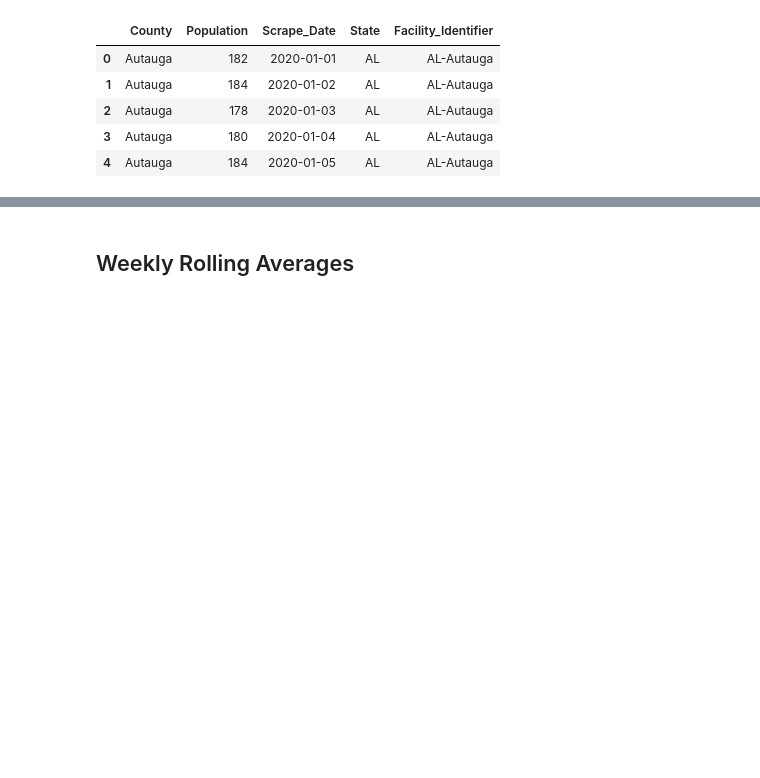
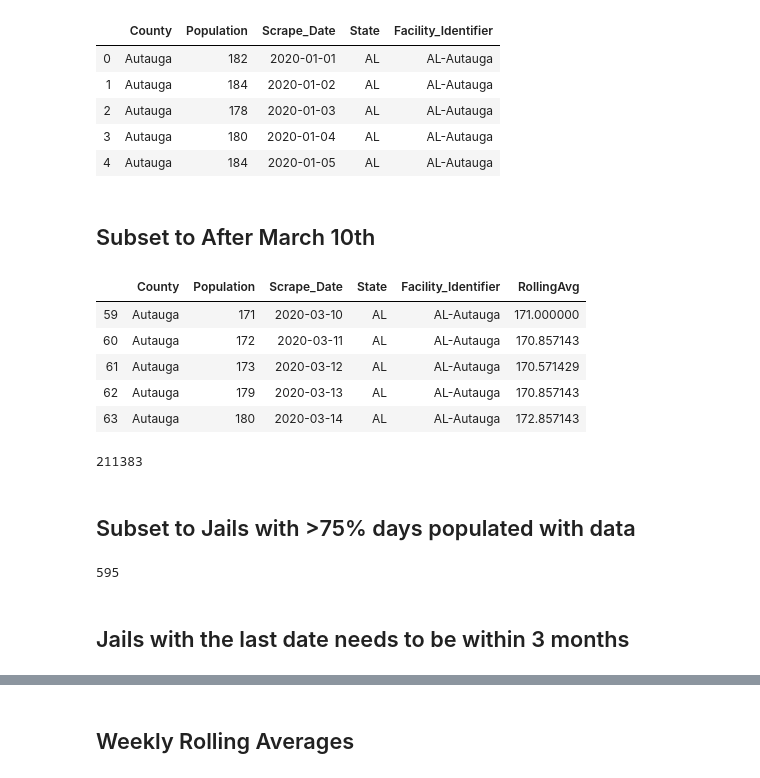
Before and after one commit to Matthew-Mitchell/PPI_COVID_Data_Rollups, a Jupyter notebook: COVID_Prison_Transformations.ipynb, the cells around one changed output, grey strips where cells are left out. Cells and saved outputs as stored; diff of their text form; code cells hidden in the pictures; blank space fills up the shorter version.

```diff
--- a/COVID_Prison_Transformations.ipynb
+++ b/COVID_Prison_Transformations.ipynb
@@ -43,3 +43,22 @@ df.head()
 | 2 | Autauga | 178 | 2020-01-03 | AL | AL-Autauga |
 | 3 | Autauga | 180 | 2020-01-04 | AL | AL-Autauga |
 | 4 | Autauga | 184 | 2020-01-05 | AL | AL-Autauga |
+# %% [markdown]
+## Subset to After March 10th
+# %%
+df['Scrape_Date'] = pd.to_datetime(df['Scrape_Date'])
+df = df[df['Scrape_Date'] >= pd.to_datetime("03-10-2020")]
+df.head()
+# %% [output]
+|  | County | Population | Scrape_Date | State | Facility_Identifier | RollingAvg |
+| 59 | Autauga | 171 | 2020-03-10 | AL | AL-Autauga | 171.000000 |
+| 60 | Autauga | 172 | 2020-03-11 | AL | AL-Autauga | 170.857143 |
+| 61 | Autauga | 173 | 2020-03-12 | AL | AL-Autauga | 170.571429 |
+| 62 | Autauga | 179 | 2020-03-13 | AL | AL-Autauga | 170.857143 |
+| 63 | Autauga | 180 | 2020-03-14 | AL | AL-Autauga | 172.857143 |
+# %%
+print(len(df))
+# %% [output]
+211383
+# %% [markdown]
+## Subset to Jails with >75% days populated with data
@@ -45,0 +74,6 @@ df.head()
+# %%
+df['Facility_Identifier'].nunique()
+# %% [output]
+595
+# %% [markdown]
+## Jails with the last date needs to be within 3 months
```
Also changed, not shown: parts of 14 cells of this notebook.
